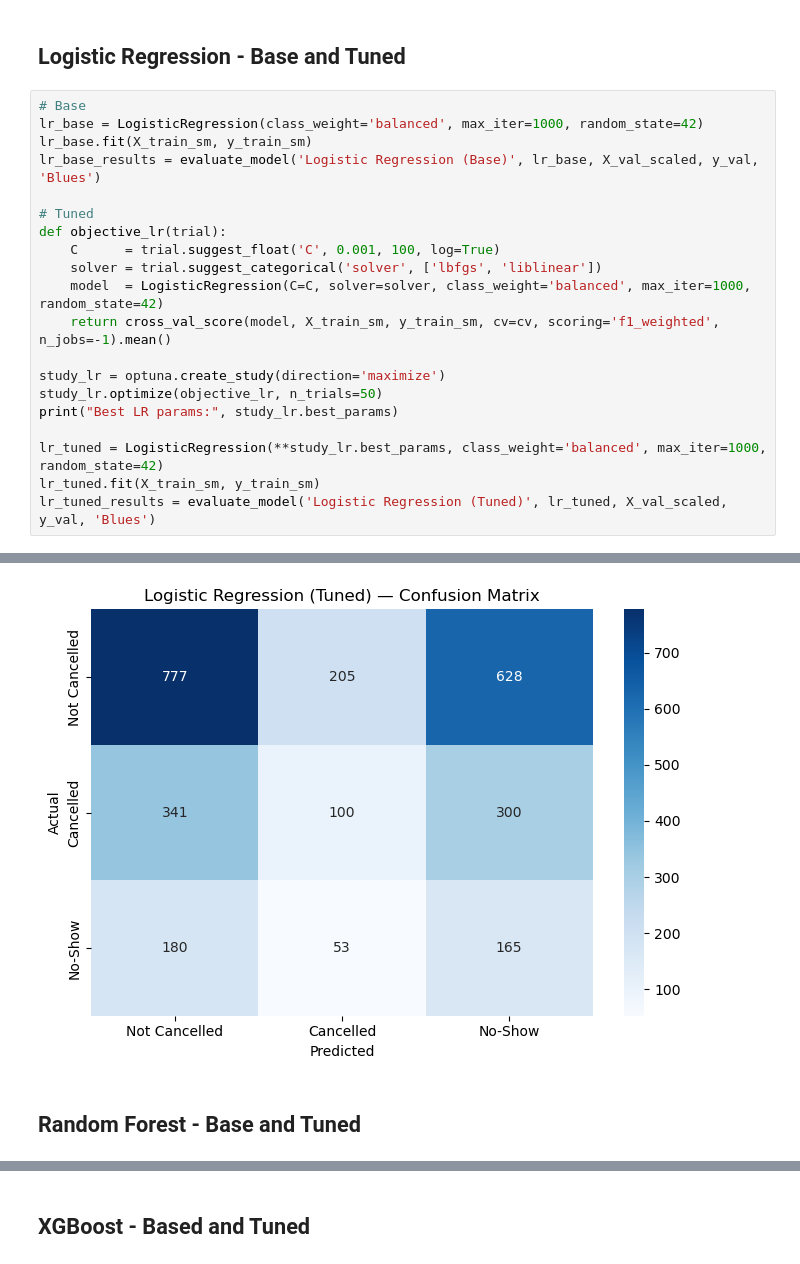
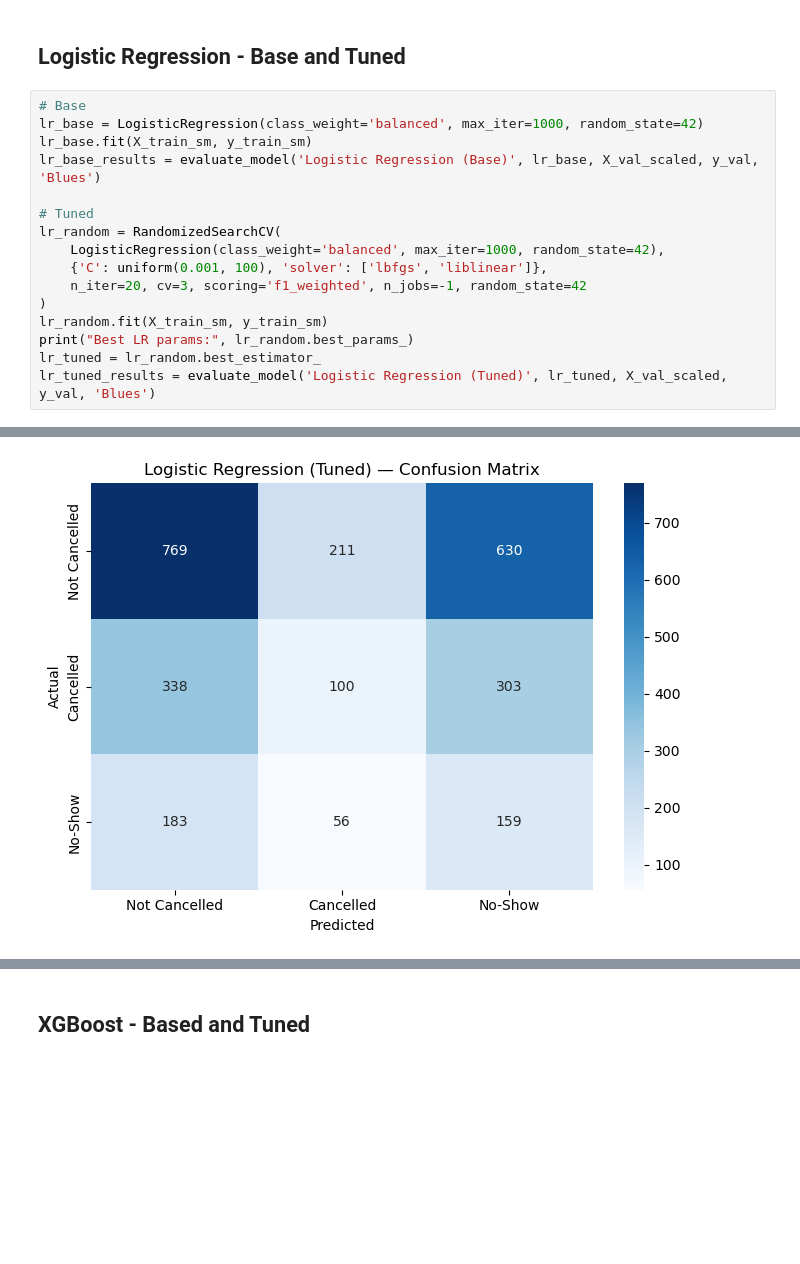
Before and after one commit to deelux-2468/DSPLC-IIT, a Jupyter notebook: Modelling/Modelling part.ipynb, the cells around one changed output, grey strips where cells are left out. Saved outputs shown, nothing was run; the diff lists cells and outputs as text; blank space fills up the shorter version.

```diff
--- a/Modelling/Modelling part.ipynb
+++ b/Modelling/Modelling part.ipynb
@@ -283,18 +270,14 @@ lr_base.fit(X_train_sm, y_train_sm)
 lr_base_results = evaluate_model('Logistic Regression (Base)', lr_base, X_val_scaled, y_val, 'Blues')
 
 # Tuned
-def objective_lr(trial):
-    C      = trial.suggest_float('C', 0.001, 100, log=True)
-    solver = trial.suggest_categorical('solver', ['lbfgs', 'liblinear'])
-    model  = LogisticRegression(C=C, solver=solver, class_weight='balanced', max_iter=1000, random_state=42)
-    return cross_val_score(model, X_train_sm, y_train_sm, cv=cv, scoring='f1_weighted', n_jobs=-1).mean()
-
-study_lr = optuna.create_study(direction='maximize')
-study_lr.optimize(objective_lr, n_trials=50)
-print("Best LR params:", study_lr.best_params)
-
-lr_tuned = LogisticRegression(**study_lr.best_params, class_weight='balanced', max_iter=1000, random_state=42)
-lr_tuned.fit(X_train_sm, y_train_sm)
+lr_random = RandomizedSearchCV(
+    LogisticRegression(class_weight='balanced', max_iter=1000, random_state=42),
+    {'C': uniform(0.001, 100), 'solver': ['lbfgs', 'liblinear']},
+    n_iter=20, cv=3, scoring='f1_weighted', n_jobs=-1, random_state=42
+)
+lr_random.fit(X_train_sm, y_train_sm)
+print("Best LR params:", lr_random.best_params_)
+lr_tuned = lr_random.best_estimator_
 lr_tuned_results = evaluate_model('Logistic Regression (Tuned)', lr_tuned, X_val_scaled, y_val, 'Blues')
 # %% [output]
 =======================================================
@@ -339,3 +322 @@ Not Cancelled       0.60      0.48      0.53      1610
-[figure, old version]
+[figure, new version]
-# %% [markdown]
-## Random Forest - Base and Tuned
```
Also changed, not shown: parts of 12 cells of this notebook, 2 other files.
